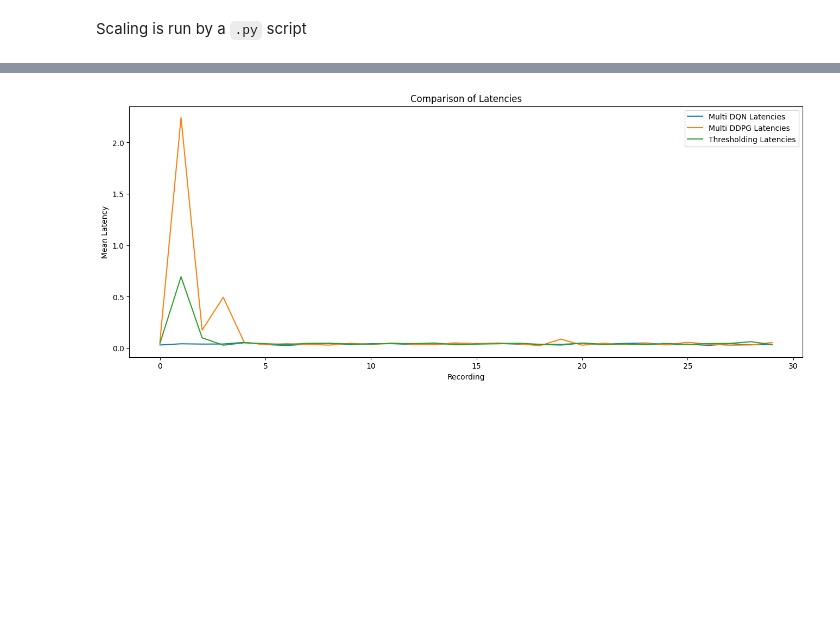
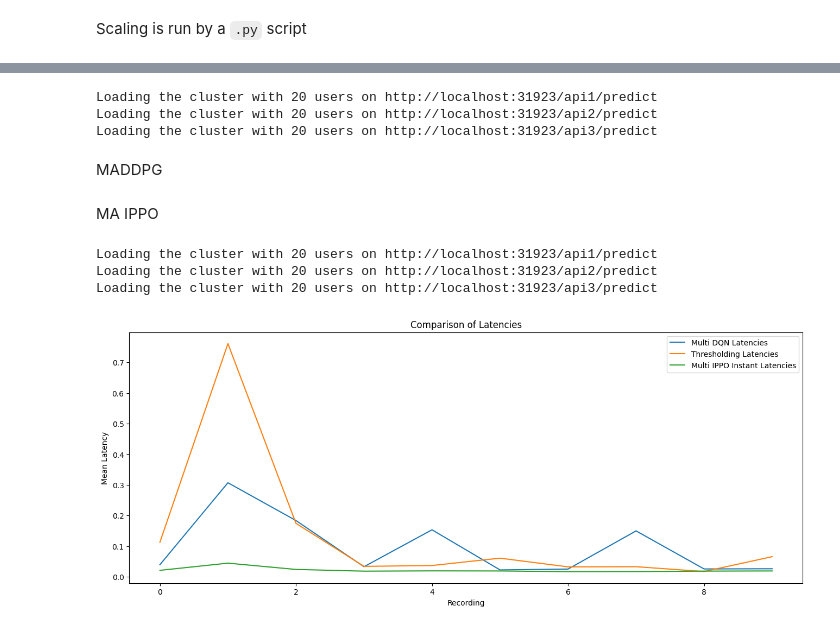
Before and after one commit to sensorlab/agent-edgeautoscaling, a Jupyter notebook: code/measure_latenices_under_load.ipynb, the cells around one changed output, grey strips where cells are left out. Drawn from its saved outputs; the diff is of its cells as text; code cells hidden in the pictures; blank space fills up the shorter version.

Commit message:
update state, add new testing to loading nb

```diff
--- a/code/measure_latenices_under_load.ipynb
+++ b/code/measure_latenices_under_load.ipynb
@@ -27,2 +32,4 @@ raspberrypi2:193.2.205.183, ca: 10.1.225.1, pods: [('localization-api2', 'locali
+# %%
+apis = 3
 # %% [markdown]
 Scaling is run by a `.py` script
@@ -55,31 +74,41 @@ spam_process.terminate()
 # %%
 if random_rps:
-    rps = 50
+    rps = initial_rps
 
-spam_process = subprocess.Popen(['python', 'spam_cluster.py', '--users', str(rps), '--interval', str(interval)])
+# spam_process = subprocess.Popen(['python', 'spam_cluster.py', '--users', str(rps), '--interval', str(interval), '--variable'])
+command = ['python', 'spam_cluster.py', '--users', str(rps), '--interval', str(interval), '--all'] # without variable because we dont want variability, we are evaluating
+spam_process = subprocess.Popen(command)
 t_latencies = []
 t_container_recordings = []
 for i in range(recordings):
     start_time = time.time()
-    latencies = spam_requests_single(USERS, url)
-    latencies = [latency for latency in latencies if latency is not None]
+    # latencies = get_response_latenices(USERS, url)
+    # latencies = [latency for latency in latencies if latency is not None]
+    latencies = [np.mean([latency if latency is not None else 2 for latency in get_response_latenices(USERS, f'{url}/api{api_id}/predict')]) for api_id in range(1, apis + 1)]
+
     mean_latency = np.mean(latencies)
     t_latencies.append(mean_latency)
 
     node_recordings = []
     for node in nodes:
         for container_id, (_, _, _) in list(node.get_containers().items()):
-            (cpu_limit, cpu, cpu_percentage), (_, _, _), (_, _) = node.get_container_usage(container_id)
+            (cpu_limit, cpu, cpu_percentage), (_, _, _), (_, _), _ = node.get_container_usage(container_id)
             node_recordings.append((cpu_limit, cpu, cpu_percentage))
     t_container_recordings.append(node_recordings)
 
     elapsed_time = time.time() - start_time
     time.sleep(max(0, time_step - elapsed_time))
 
-    if random_rps and i % every == 0 and i != 0:
-        rps = np.random.randint(25, 75)
-        spam_process.terminate()
-        spam_process = subprocess.Popen(['python', 'spam_cluster.py', '--users', str(rps), '--interval', str(interval)])
+    # if random_rps and i % every == 0 and i != 0:
+    #     rps = np.random.randint(lower_rps, upper_rps)
+    #     spam_process.terminate()
+    #     spam_process = subprocess.Popen(['python', 'spam_cluster.py', '--users', str(rps), '--interval', str(interval), '--variable'])
 spam_process.terminate()
+# %% [output]
+Loading the cluster with 20 users on http://localhost:31923/api1/predict
+Loading the cluster with 20 users on http://localhost:31923/api2/predict
+Loading the cluster with 20 users on http://localhost:31923/api3/predict
+# %% [markdown]
+MADDPG
 # %%
 if random_rps:
@@ -112,15 +145,55 @@ for i in range(recordings):
 spam_process.terminate()
+# %% [markdown]
+MA IPPO
+# %%
+if random_rps:
+    rps = initial_rps
+
+# spam_process = subprocess.Popen(['python', 'spam_cluster.py', '--users', str(rps), '--interval', str(interval), '--variable'])
+command = ['python', 'spam_cluster.py', '--users', str(rps), '--interval', str(interval), '--all'] # without variable because we dont want variability, we are evaluating
+spam_process = subprocess.Popen(command)
+ppo_latencies = []
+ppo_container_recordings = []
+for i in range(recordings):
+    start_time = time.time()
+    # latencies = get_response_latenices(USERS, url)
+    # latencies = [latency for latency in latencies if latency is not None]
+    latencies = [np.mean([latency if latency is not None else 2 for latency in get_response_latenices(USERS, f'{url}/api{api_id}/predict')]) for api_id in range(1, apis + 1)]
+
+    mean_latency = np.mean(latencies)
+    ppo_latencies.append(mean_latency)
+
+    node_recordings = []
+    for node in nodes:
+        for container_id, (_, _, _) in list(node.get_containers().items()):
+            (cpu_limit, cpu, cpu_percentage), (_, _, _), (_, _), _ = node.get_container_usage(container_id)
+            node_recordings.append((cpu_limit, cpu, cpu_percentage))
+    ppo_container_recordings.append(node_recordings)
+
+    elapsed_time = time.time() - start_time
+    time.sleep(max(0, time_step - elapsed_time))
+
+    # if random_rps and i % every == 0 and i != 0:
+    #     rps = np.random.randint(lower_rps, upper_rps)
+    #     spam_process.terminate()
+    #     spam_process = subprocess.Popen(['python', 'spam_cluster.py', '--users', str(rps), '--interval', str(interval), '--variable'])
+spam_process.terminate()
+# %% [output]
+Loading the cluster with 20 users on http://localhost:31923/api1/predict
+Loading the cluster with 20 users on http://localhost:31923/api2/predict
+Loading the cluster with 20 users on http://localhost:31923/api3/predict
 # %%
 plt.figure(figsize=(16, 6))
 plt.plot(mdqn_latenices, label='Multi DQN Latencies')
-plt.plot(ddpg_latenices, label='Multi DDPG Latencies')
+# plt.plot(ddpg_latenices, label='Multi DDPG Latencies')
 plt.plot(t_latencies, label='Thresholding Latencies')
+plt.plot(ppo_latencies, label='Multi IPPO Instant Latencies')
 
 plt.xlabel('Recording')
 plt.ylabel('Mean Latency')
 plt.title('Comparison of Latencies')
 plt.legend()
 
 plt.show()
 # %% [output]
-[figure, old version]
+[figure, new version]
```
Also changed, not shown: parts of 7 cells of this notebook, 4 other files.
